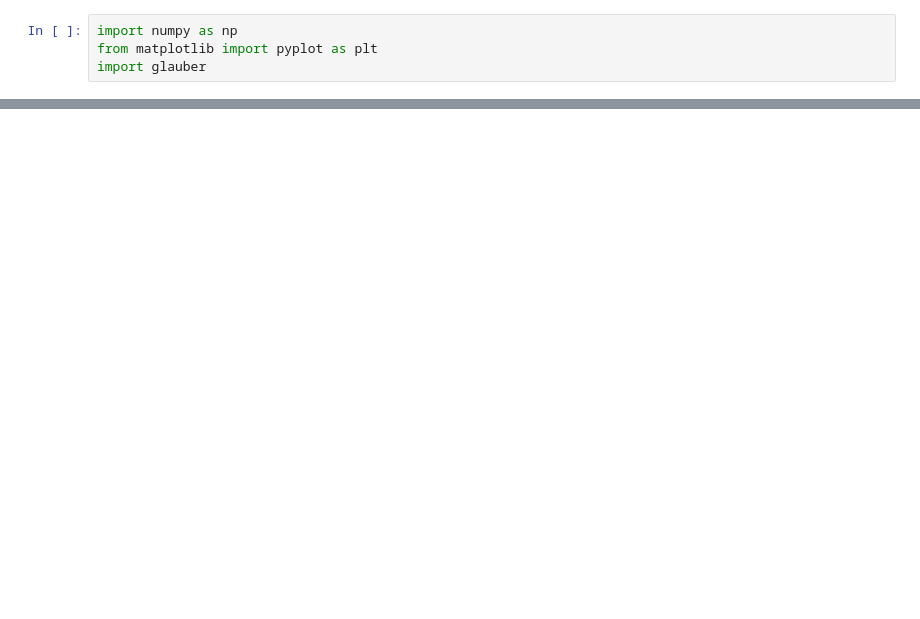
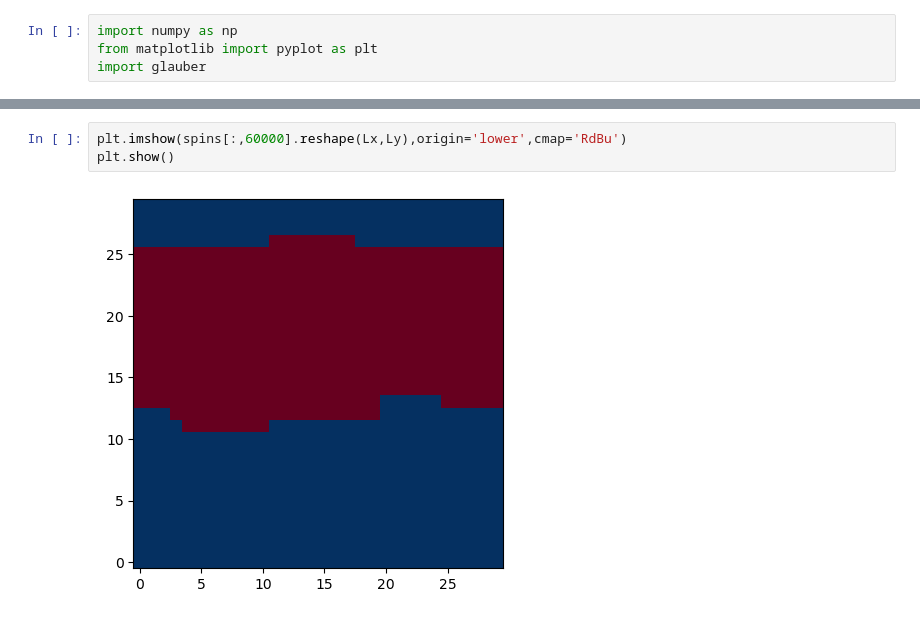
Before and after one commit to j-curtis/spin-glass-noise, a Jupyter notebook: testing.ipynb, the cells around one changed output, grey strips where cells are left out. Cells and saved outputs as stored; diff of their text form; blank space fills up the shorter version.

```diff
--- a/testing.ipynb
+++ b/testing.ipynb
@@ -72,0 +32,5 @@ plt.show()
+# %%
+plt.imshow(spins[:,60000].reshape(Lx,Ly),origin='lower',cmap='RdBu')
+plt.show()
+# %% [output]
+[figure, added]
```
Also changed, not shown: parts of 6 cells of this notebook, 1 other file.
